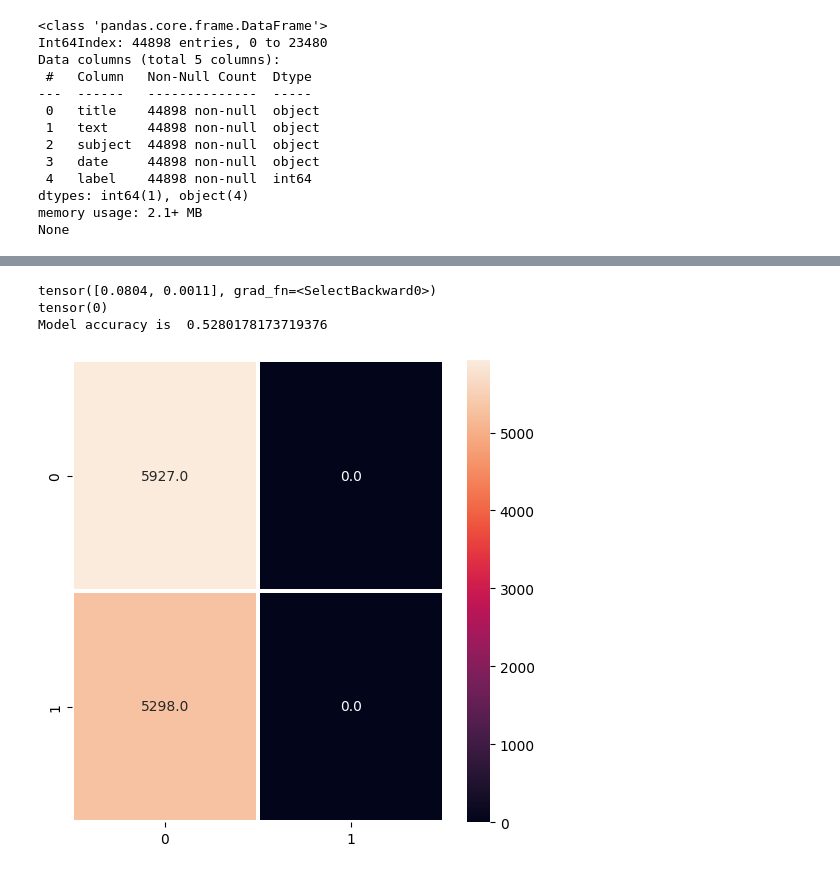
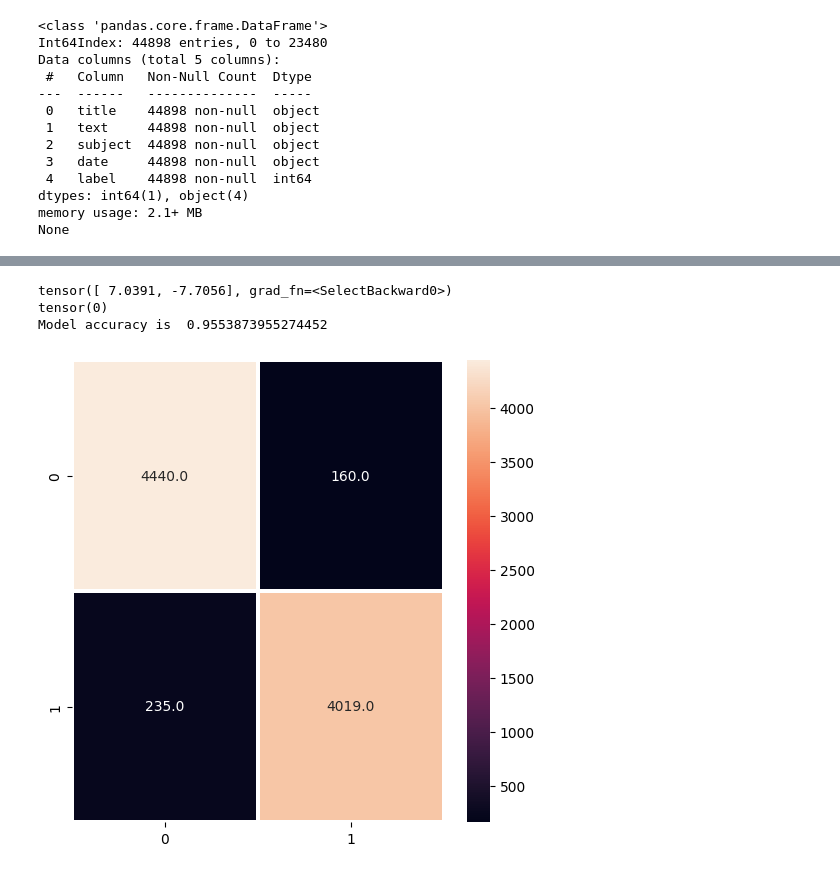
Before and after one commit to hosseindamavandi/Fake-News-Detection, a Jupyter notebook: Note-Books/ANN/ANN_Using_Dropout_L1_L2.ipynb, the cells around one changed output, grey strips where cells are left out. Cells and saved outputs as stored; diff of their text form; code cells hidden in the pictures.

```diff
--- a/Note-Books/ANN/ANN_Using_Dropout_L1_L2.ipynb
+++ b/Note-Books/ANN/ANN_Using_Dropout_L1_L2.ipynb
@@ -283,0 +176,10 @@ print(Y_test.shape)
+# %%
+# Prepare input and target data
+X_text = np.array(data['text_vector'].tolist())
+X_title = np.array(data['title_vector'].tolist())
+X_combined = np.hstack((X_text, X_title))  # Concatenate both vectors
+y = np.array(data['label'])
+# %%
+from sklearn.model_selection import train_test_split
+# Split the data into training and testing sets
+X_train, X_test, y_train, y_test = train_test_split(X_combined, y, test_size=0.2, random_state=42)
@@ -302,15 +194,13 @@ from sklearn.model_selection import train_test_split
 # %%
-print("ANN")
 class ANN(nn.Module):
 
     def __init__(self):
-
         super(ANN, self).__init__()
-        self.linear1 = nn.Linear(5008, 2000)
+        self.linear1 = nn.Linear(200, 1000)
         self.relu1 = nn.ReLU()
         self.dropout1 = nn.Dropout(0.5)  # Add dropout layer
 
-        self.linear2 = nn.Linear(2000, 500)
+        self.linear2 = nn.Linear(1000, 500)
         self.relu2 = nn.ReLU()
         self.dropout2 = nn.Dropout(0.5)
 
@@ -325,8 +215,7 @@ class ANN(nn.Module):
         self.linear5 = nn.Linear(20, 2)
 
 
-    def forward(self,x):
-
+    def forward(self, x):
         out = self.linear1(x)
         out = self.relu1(out)
         out = self.dropout1(out)
@@ -348,10 +237,7 @@ class ANN(nn.Module):
         return out
 
 
-model = ANN()
-optimizer = torch.optim.Adam(model.parameters(),lr=0.01)
-# optimizer = torch.optim.Adam(model.parameters(), lr=0.01 * (0.1 ** (epoch // 10)))
-# optimizer = torch.optim.AdamW(model.parameters(), lr=0.01)
 
-
+ann_model = ANN()
+optimizer = torch.optim.Adam(ann_model.parameters(), lr=0.01)
 error = nn.CrossEntropyLoss()
@@ -421,23 +302,23 @@ from sklearn.metrics import accuracy_score,confusion_matrix
 
 
 # Prediction
-y_head = model(X_test)
+y_head = ann_model(X_test)
 print(y_head[0])
 # Converting Prediction into labels
 y_pred = torch.max(y_head,1)[1]
 print(y_pred[0])
 
 # Accuracy score
-print("Model accuracy is ",accuracy_score(y_pred,Y_test))
+print("Model accuracy is ",accuracy_score(y_pred,y_test))
 # %% [output]
-tensor([0.0804, 0.0011], grad_fn=<SelectBackward0>)
+tensor([ 7.0391, -7.7056], grad_fn=<SelectBackward0>)
 tensor(0)
-Model accuracy is  0.5280178173719376
+Model accuracy is  0.9553873955274452
 # %%
-confusion_matrix = confusion_matrix(y_pred=y_pred,y_true=Y_test)
+confusion_matrix = confusion_matrix(y_pred=y_pred,y_true=y_test)
 
 fig,ax = plt.subplots(figsize=(6,6))
 sns.heatmap(confusion_matrix,annot=True,fmt="0.1f",linewidths=1.5)
 plt.show()
 # %% [output]
-[figure, old version]
+[figure, new version]
```
Also changed, not shown: parts of 31 cells of this notebook.
